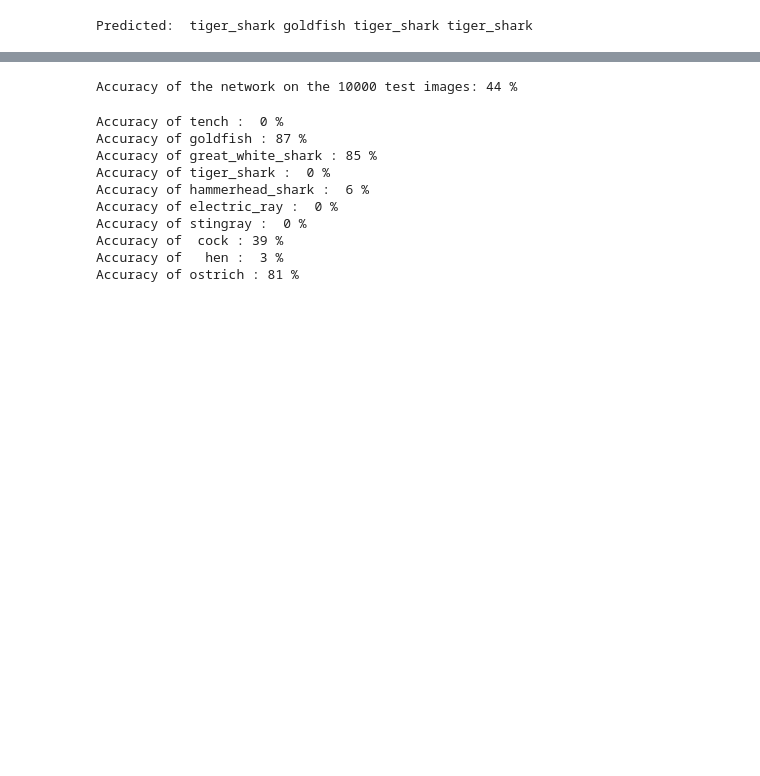
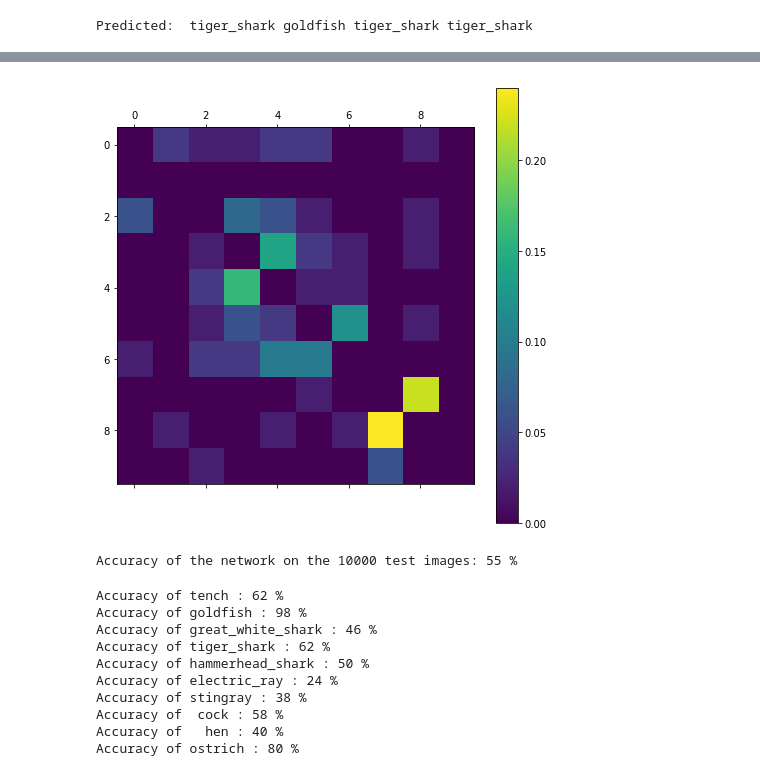
Before and after one commit to sofa13/csi5139-Project, a Jupyter notebook: train-webvision.ipynb, the cells around one changed output, grey strips where cells are left out. Cells and saved outputs as stored; diff of their text form; code cells hidden in the pictures; blank space fills up the shorter version.

```diff
--- a/train-webvision.ipynb
+++ b/train-webvision.ipynb
@@ -357,3 +544,13 @@ Predicted:  tiger_shark goldfish tiger_shark tiger_shark
+# %%
+conf_mx_test = conf_matrix.numpy()
+row_sums = conf_mx_test.sum(axis=1, keepdims=True)
+norm_conf_mx = conf_mx_test / row_sums
+np.fill_diagonal(norm_conf_mx, 0)
+# plt.matshow(norm_conf_mx, cmap=plt.cm.gray)
+plot_confusion_matrix(norm_conf_mx)
+plt.show()
+# %% [output]
+[figure, added]
 # %%
 ########################################################################
 # The results seem pretty good.
@@ -363,7 +560,7 @@ Predicted:  tiger_shark goldfish tiger_shark tiger_shark
 correct = 0
 total = 0
 with torch.no_grad():
-    for data in trainloader1:
+    for data in testloader:
         images, labels = data
         outputs = net(images)
         _, predicted = torch.max(outputs.data, 1)
@@ -373,7 +570,7 @@ with torch.no_grad():
 print('Accuracy of the network on the 10000 test images: %d %%' % (
     100 * correct / total))
 # %% [output]
-Accuracy of the network on the 10000 test images: 44 %
+Accuracy of the network on the 10000 test images: 55 %
 # %%
 ########################################################################
 # That looks waaay better than chance, which is 10% accuracy (randomly picking
@@ -386,7 +583,7 @@ Accuracy of the network on the 10000 test images: 44 %
 class_correct = list(0. for i in range(10))
 class_total = list(0. for i in range(10))
 with torch.no_grad():
-    for data in trainloader1:
+    for data in testloader:
         images, labels = data
         outputs = net(images)
         _, predicted = torch.max(outputs, 1)
@@ -407,16 +604,16 @@ for i in range(10):
     print('Accuracy of %5s : %2d %%' % (
         classes[i], 100 * class_correct[i] / total))
 # %% [output]
-Accuracy of tench :  0 %
-Accuracy of goldfish : 87 %
-Accuracy of great_white_shark : 85 %
-Accuracy of tiger_shark :  0 %
-Accuracy of hammerhead_shark :  6 %
-Accuracy of electric_ray :  0 %
-Accuracy of stingray :  0 %
-Accuracy of  cock : 39 %
-Accuracy of   hen :  3 %
-Accuracy of ostrich : 81 %
+Accuracy of tench : 62 %
+Accuracy of goldfish : 98 %
+Accuracy of great_white_shark : 46 %
+Accuracy of tiger_shark : 62 %
+Accuracy of hammerhead_shark : 50 %
+Accuracy of electric_ray : 24 %
+Accuracy of stingray : 38 %
+Accuracy of  cock : 58 %
+Accuracy of   hen : 40 %
+Accuracy of ostrich : 80 %
 # %%
 torch.save(net, './zoo/webvision-squeezenet1_1-test.pth.tar')
 # %%
```
Also changed, not shown: parts of 20 cells of this notebook, 5 other files.
